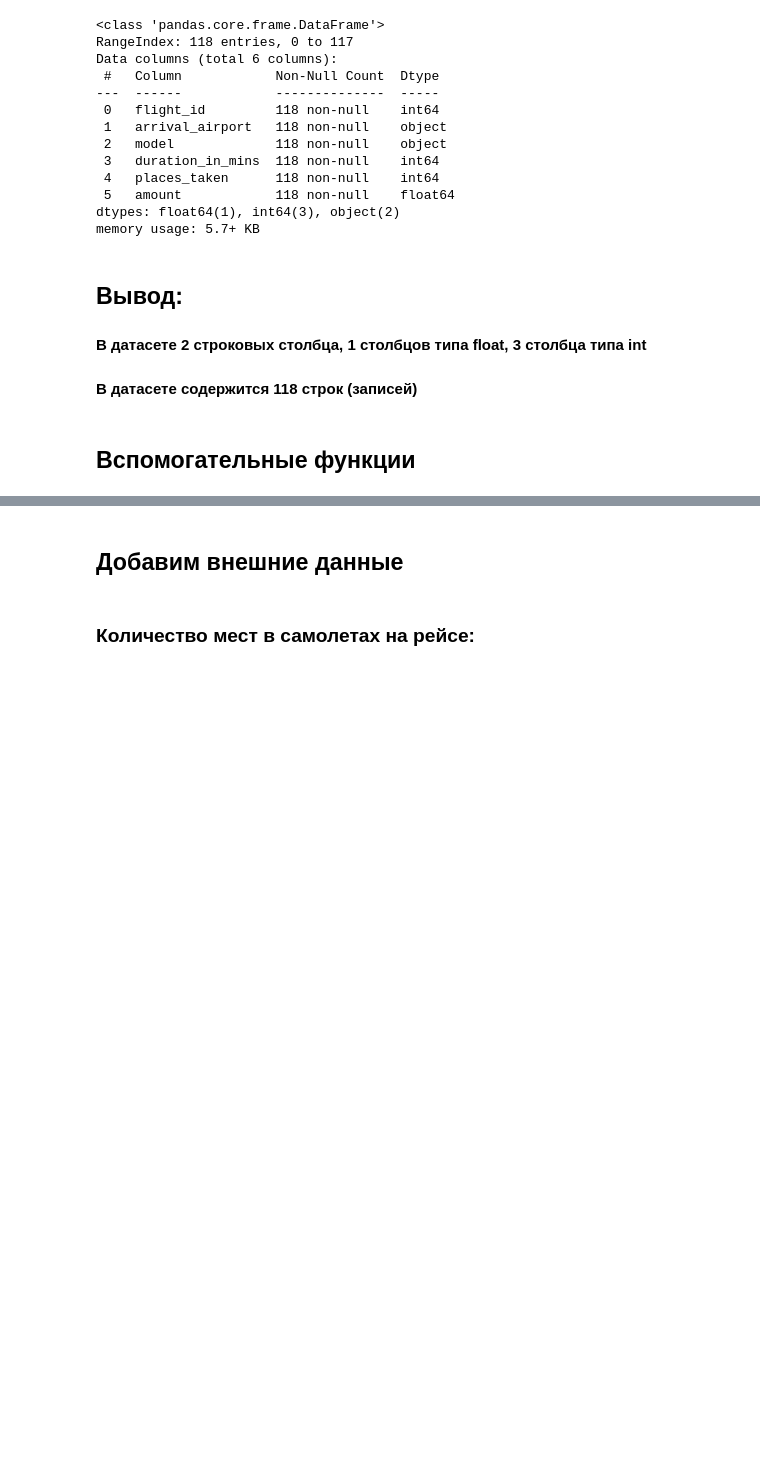
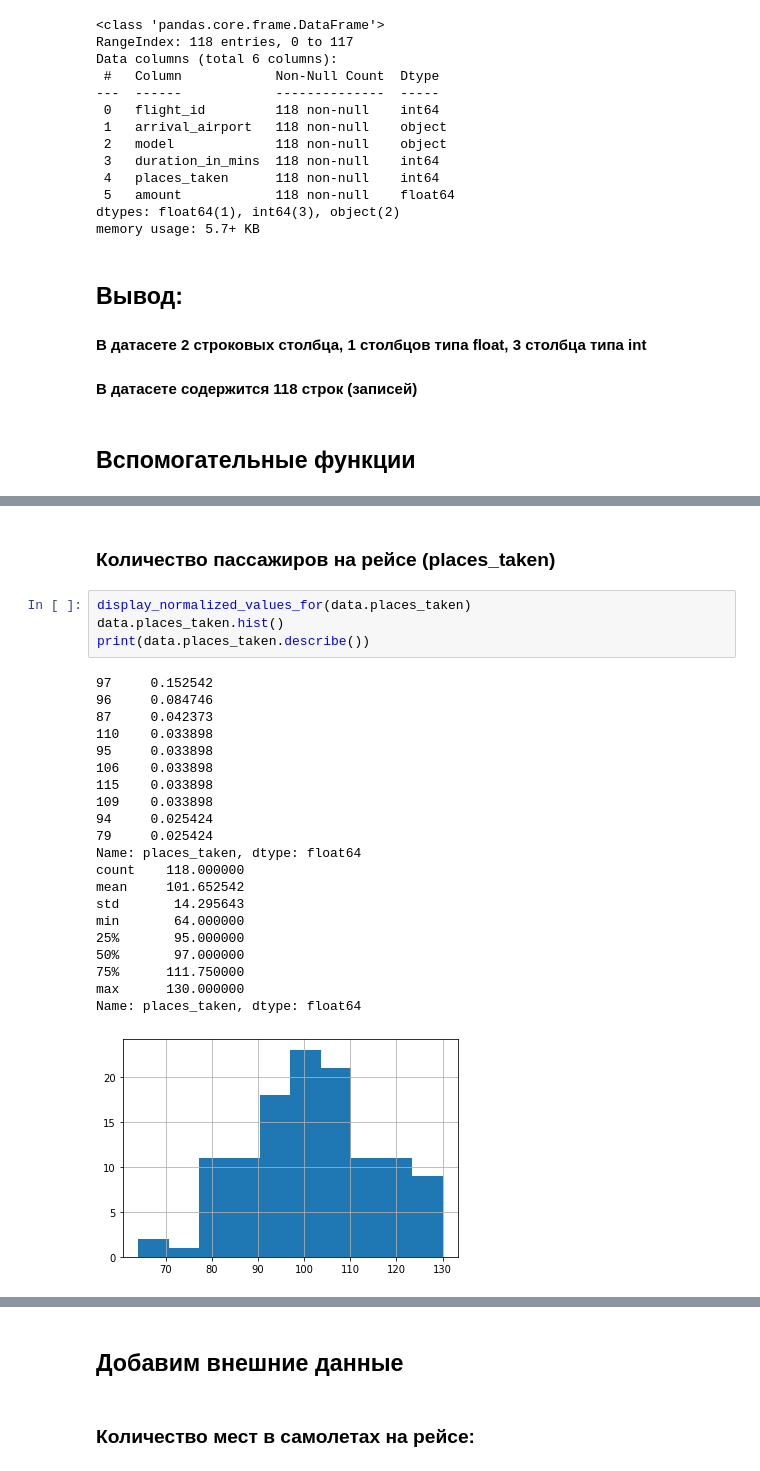
Before and after one commit to Fahrenheit-sp/SkillFactory, a Jupyter notebook: module_4/Module_4.ipynb, the cells around one changed output, grey strips where cells are left out. Saved outputs shown, nothing was run; the diff lists cells and outputs as text; blank space fills up the shorter version.

Commit message:
Added external data

```diff
--- a/module_4/Module_4.ipynb
+++ b/module_4/Module_4.ipynb
@@ -67,0 +117,28 @@ def replace_empty_string_values_in(series):
+# %% [markdown]
+### Количество пассажиров на рейсе (places_taken)
+# %%
+display_normalized_values_for(data.places_taken)
+data.places_taken.hist()
+print(data.places_taken.describe())
+# %% [output]
+97     0.152542
+96     0.084746
+87     0.042373
+110    0.033898
+95     0.033898
+106    0.033898
+115    0.033898
+109    0.033898
+94     0.025424
+79     0.025424
+Name: places_taken, dtype: float64
+count    118.000000
+mean     101.652542
+std       14.295643
+min       64.000000
+25%       95.000000
+50%       97.000000
+75%      111.750000
+max      130.000000
+Name: places_taken, dtype: float64
+[figure, added]
```
Also changed, not shown: parts of 24 cells of this notebook.
